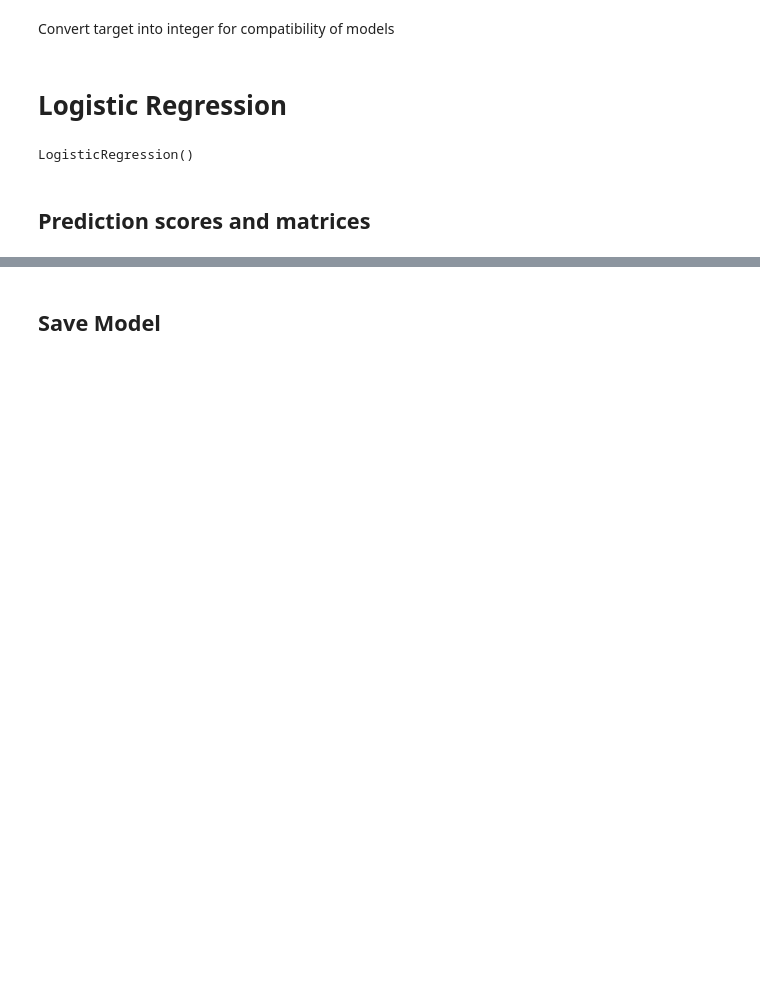
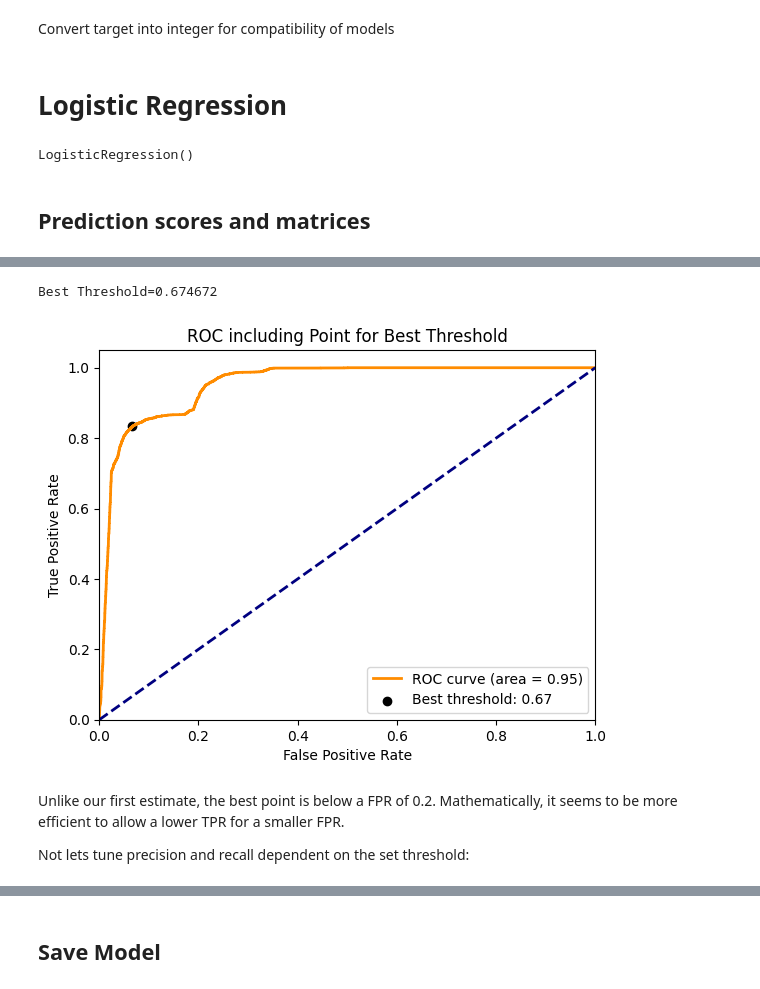
Before and after one commit to forster-j/churn-prediction, a Jupyter notebook: 05_01_logreg.ipynb, the cells around one changed output, grey strips where cells are left out. Saved outputs shown, nothing was run; the diff lists cells and outputs as text; code cells hidden in the pictures; blank space fills up the shorter version.

Commit message:
optimize thresholds

```diff
--- a/05_01_logreg.ipynb
+++ b/05_01_logreg.ipynb
@@ -92,0 +131,33 @@ ROC curve results in very good scores
+# %%
+# acknowledgements go to https://machinelearningmastery.com/threshold-moving-for-imbalanced-classification/
+
+# calculate the geometric mean for each threshold
+gmeans = np.sqrt(tpr * (1-fpr))
+
+# Youden’s J statistic
+# basically max TPR for min FPR
+J = tpr - fpr
+ix = np.argmax(J)
+best_thresh = thresholds[ix]
+print('Best Threshold=%f' % (best_thresh))
+# %% [output]
+Best Threshold=0.674672
+# %%
+# Plot ROC curve including best threshold for max g-mean
+plt.figure()
+plt.plot(fpr, tpr, color='darkorange', lw=2, label='ROC curve (area = %0.2f)' % roc_auc)
+plt.plot([0, 1], [0, 1], color='navy', lw=2, linestyle='--')
+plt.scatter(fpr[ix], tpr[ix], marker='o', color='black', label=f'Best threshold: {best_thresh.round(2)}')
+plt.xlim([0.0, 1.0])
+plt.ylim([0.0, 1.05])
+plt.xlabel('False Positive Rate')
+plt.ylabel('True Positive Rate')
+plt.title('ROC including Point for Best Threshold')
+plt.legend(loc="lower right")
+plt.show()
+# %% [output]
+[figure, added]
+# %% [markdown]
+Unlike our first estimate, the best point is below a FPR of 0.2. Mathematically, it seems to be more efficient to allow a lower TPR for a smaller FPR.
+
+Not lets tune precision and recall dependent on the set threshold:
```
Also changed, not shown: parts of 30 cells of this notebook, 3 other files.
